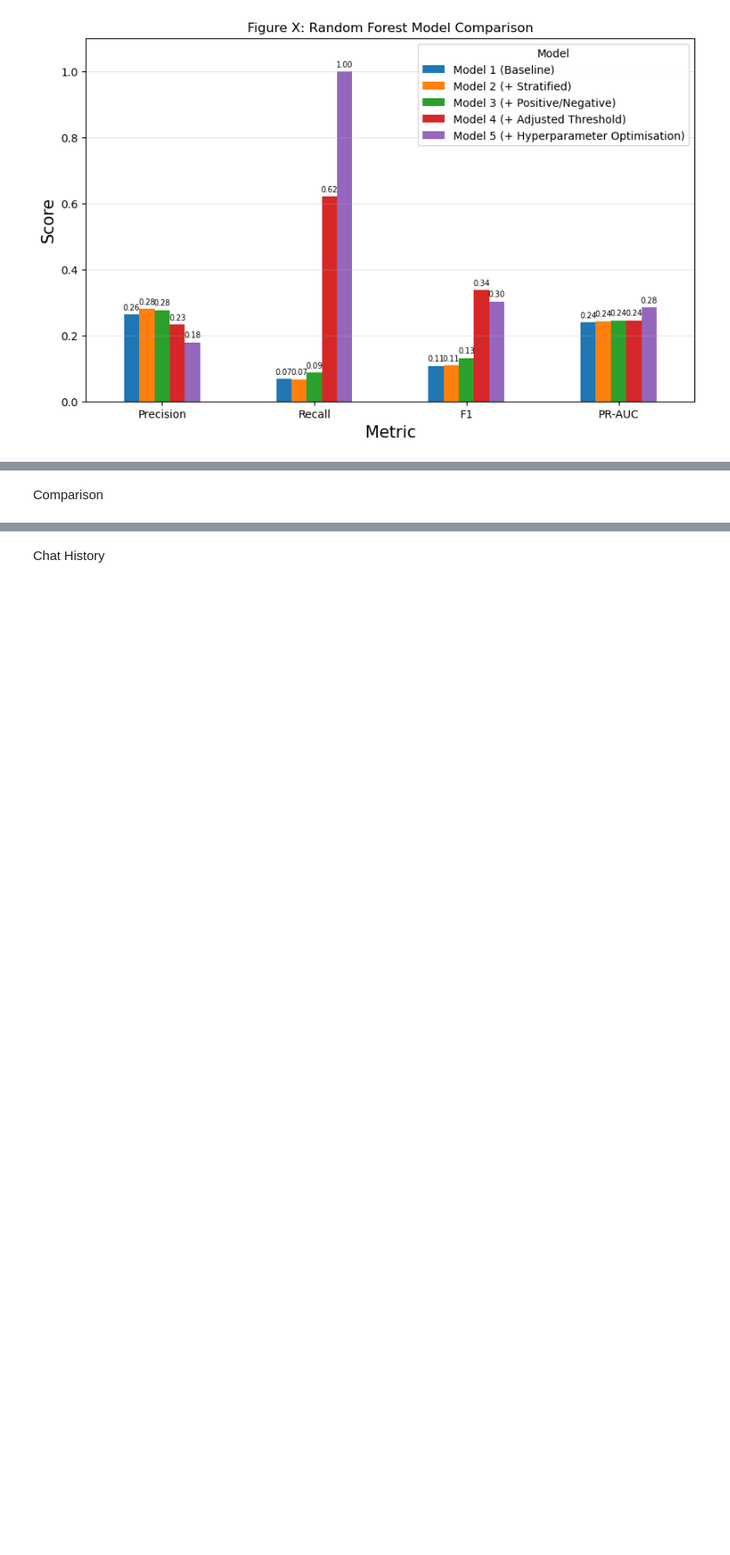
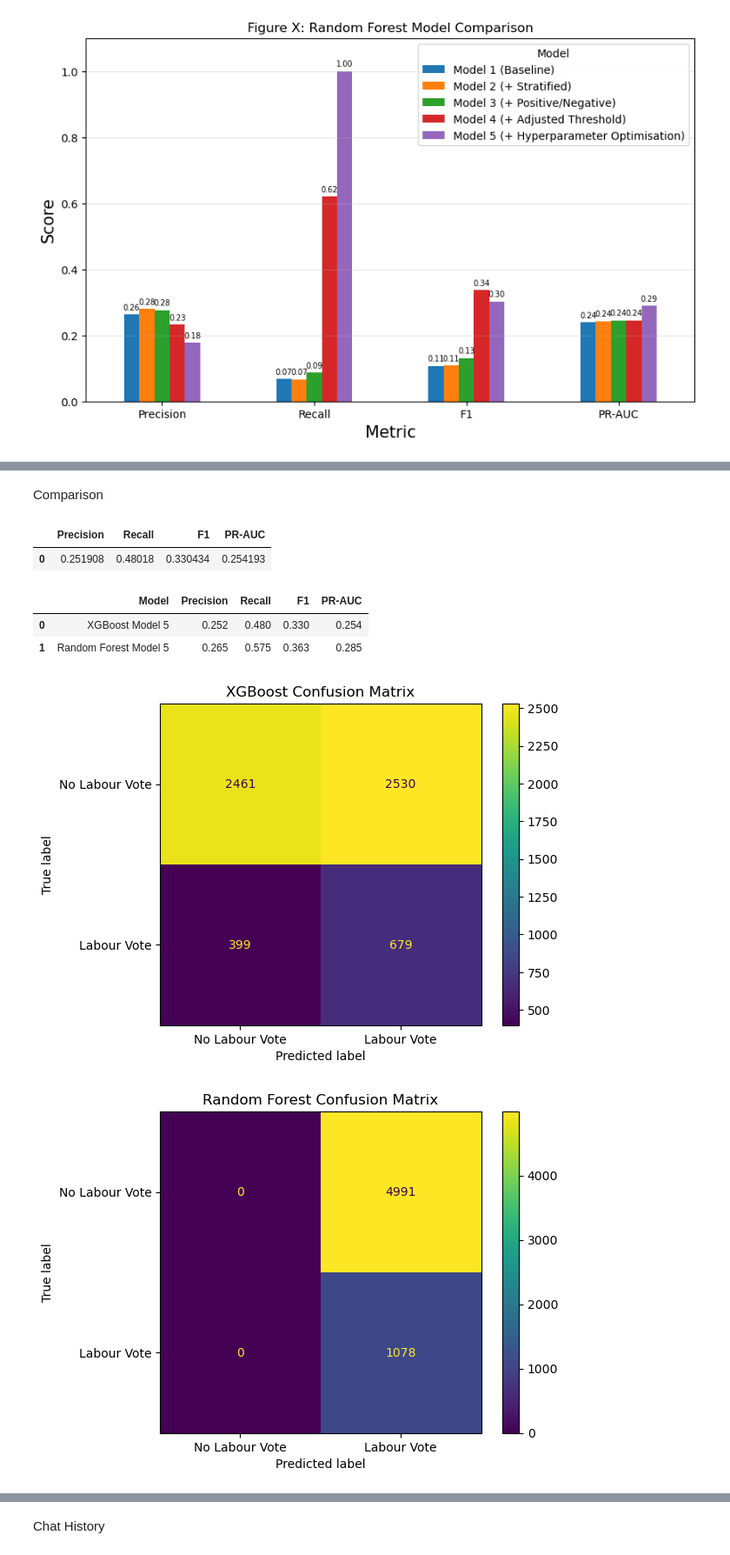
Before and after one commit to RyanWhitehead-04/MLSDS-Problem-Set-1, a Jupyter notebook: MLSDS_Problem_Set_1.ipynb, the cells around one changed output, grey strips where cells are left out. Shown at 87% size. Drawn from its saved outputs; the diff is of its cells as text; code cells hidden in the pictures; blank space fills up the shorter version.

```diff
--- a/MLSDS_Problem_Set_1.ipynb
+++ b/MLSDS_Problem_Set_1.ipynb
@@ -354,8 +475,8 @@ print("Best hyperparameters:", random_search.best_params_)
 # %%
 #Model 5 - Best Hyperparamters
-rf5 = RandomForestClassifier(n_estimators = 100,
-                             max_features = 'sqrt',
-                             max_depth = 20,
+rf5 = RandomForestClassifier(n_estimators = 200,
+                             max_features = 'log2',
+                             max_depth = 15,
                              min_samples_split = 5,
                              min_samples_leaf = 4,
                              criterion = 'entropy',
@@ -420 +541,25 @@ plt.show()
+# %% [markdown]
+Comparison
+# %%
+#K-Fold Cross Validation for XGBoost
+from sklearn.model_selection import cross_val_score
+
+xgb_val = model5
+
+xgb_precision = cross_val_score(xgb_val, BES_train_stratified[features], BES_train_stratified[target], cv = 5, scoring = 'precision')
+
+xgb_recall = cross_val_score(xgb_val, BES_train_stratified[features], BES_train_stratified[target], cv = 5, scoring = 'recall')
+
+xgb_f1 = cross_val_score(xgb_val, BES_train_stratified[features], BES_train_stratified[target], cv = 5, scoring = 'f1')
+
+xgb_prauc = cross_val_score(xgb_val, BES_train_stratified[features], BES_train_stratified[target], cv = 5, scoring = 'average_precision')
+
+xgb_cv_metrics = pd.DataFrame({
+    'Precision': [xgb_precision.mean()],
+    'Recall': [xgb_recall.mean()],
+    'F1': [xgb_f1.mean()],
+    'PR-AUC': [xgb_prauc.mean()]})
+# %% [output]
+|  | Precision | Recall | F1 | PR-AUC |
+| 0 | 0.251908 | 0.48018 | 0.330434 | 0.254193 |
 # %%
@@ -422,4 +582,17 @@ plt.show()
-# %% [markdown]
-Comparison
 # %%
 #Comparison Table
+cv_results = pd.DataFrame({
+    'Model': ['XGBoost Model 5', 'Random Forest Model 5'],
+    'Precision': [xgb_cv_metrics['Precision'].iloc[0], rf_cv_metrics['Precision'].iloc[0]],
+    'Recall': [xgb_cv_metrics['Recall'].iloc[0], rf_cv_metrics['Recall'].iloc[0]],
+    'F1': [xgb_cv_metrics['F1'].iloc[0], rf_cv_metrics['F1'].iloc[0]],
+    'PR-AUC': [xgb_cv_metrics['PR-AUC'].iloc[0], rf_cv_metrics['PR-AUC'].iloc[0]]
+    })
+
+cv_results[['Precision', 'Recall', 'F1', 'PR-AUC']] = cv_results[['Precision', 'Recall', 'F1', 'PR-AUC']].round(3)
+
+display(cv_results)
+# %% [output]
+|  | Model | Precision | Recall | F1 | PR-AUC |
+| 0 | XGBoost Model 5 | 0.252 | 0.480 | 0.330 | 0.254 |
+| 1 | Random Forest Model 5 | 0.265 | 0.575 | 0.363 | 0.285 |
@@ -428,2 +599,14 @@ Comparison
 # %%
 #Confusion Matrix
+from sklearn.metrics import ConfusionMatrixDisplay
+
+ConfusionMatrixDisplay.from_predictions(BES_test_stratified[target], pred5, display_labels = ['No Labour Vote', 'Labour Vote'])
+plt.title('XGBoost Confusion Matrix')
+plt.show()
+
+ConfusionMatrixDisplay.from_predictions(BES_test_stratified[target], rf_pred5, display_labels = ['No Labour Vote', 'Labour Vote'])
+plt.title('Random Forest Confusion Matrix')
+plt.show()
+# %% [output]
+[figure, added]
+[figure, added]
```
Also changed, not shown: parts of 17 cells of this notebook, 1 other file.
